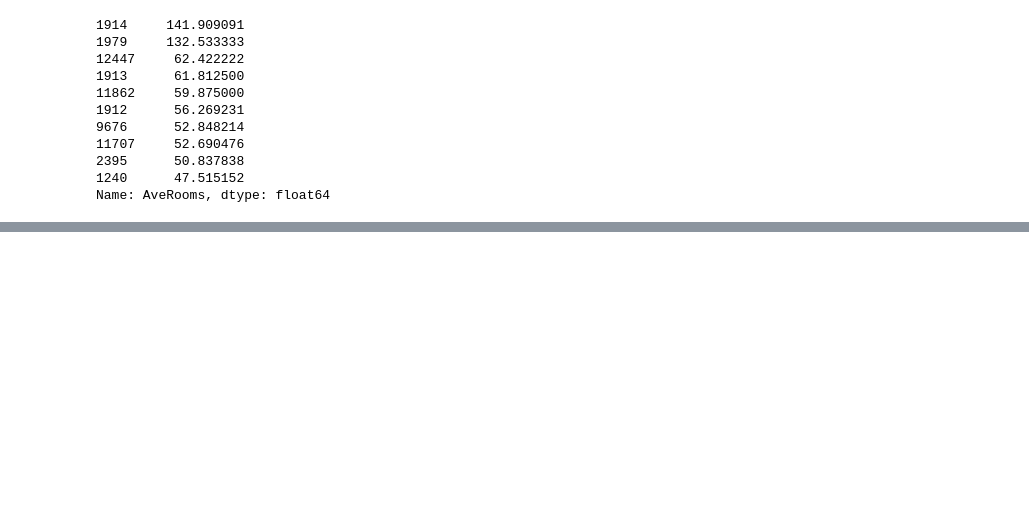
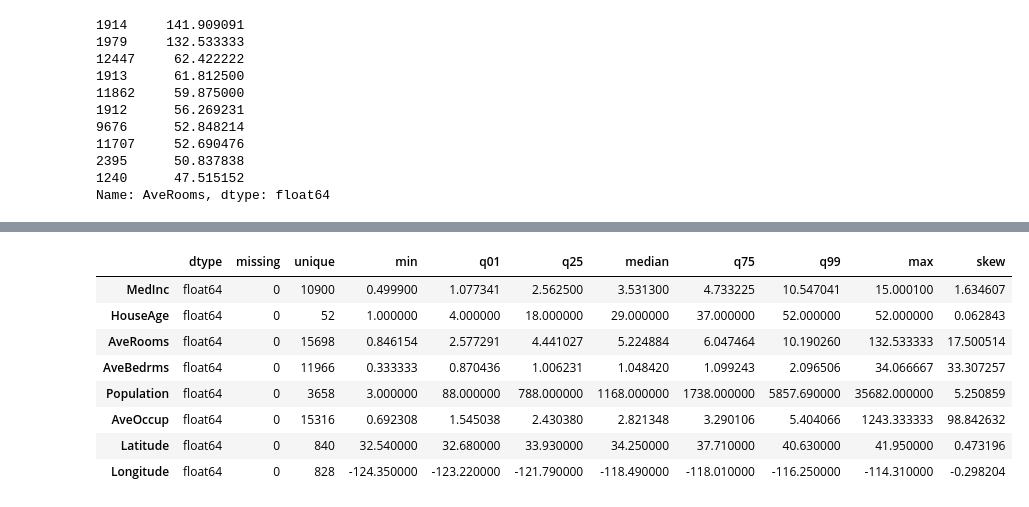
Before and after one commit to renovamen1/statistical-models, a Jupyter notebook: Models On California Housing Dataset/01_data_exploration.ipynb, the cells around one changed output, grey strips where cells are left out. Saved outputs shown, nothing was run; the diff lists cells and outputs as text; code cells hidden in the pictures; blank space fills up the shorter version.

```diff
--- a/Models On California Housing Dataset/01_data_exploration.ipynb
+++ b/Models On California Housing Dataset/01_data_exploration.ipynb
@@ -430,0 +508,26 @@ Name: AveRooms, dtype: float64
+# %%
+profile = pd.DataFrame({
+    "dtype": X_train.dtypes,
+    "missing": X_train.isna().sum(),
+    "unique": X_train.nunique(),
+    "min": X_train.min(),
+    "q01": X_train.quantile(0.01),
+    "q25": X_train.quantile(0.25),
+    "median": X_train.quantile(0.50),
+    "q75": X_train.quantile(0.75),
+    "q99": X_train.quantile(0.99),
+    "max": X_train.max(),
+    "skew": X_train.skew()
+})
+
+profile
+# %% [output]
+|  | dtype | missing | unique | min | q01 | q25 | median | q75 | q99 | max | skew |
+| MedInc | float64 | 0 | 10900 | 0.499900 | 1.077341 | 2.562500 | 3.531300 | 4.733225 | 10.547041 | 15.000100 | 1.634607 |
+| HouseAge | float64 | 0 | 52 | 1.000000 | 4.000000 | 18.000000 | 29.000000 | 37.000000 | 52.000000 | 52.000000 | 0.062843 |
+| AveRooms | float64 | 0 | 15698 | 0.846154 | 2.577291 | 4.441027 | 5.224884 | 6.047464 | 10.190260 | 132.533333 | 17.500514 |
+| AveBedrms | float64 | 0 | 11966 | 0.333333 | 0.870436 | 1.006231 | 1.048420 | 1.099243 | 2.096506 | 34.066667 | 33.307257 |
+| Population | float64 | 0 | 3658 | 3.000000 | 88.000000 | 788.000000 | 1168.000000 | 1738.000000 | 5857.690000 | 35682.000000 | 5.250859 |
+| AveOccup | float64 | 0 | 15316 | 0.692308 | 1.545038 | 2.430380 | 2.821348 | 3.290106 | 5.404066 | 1243.333333 | 98.842632 |
+| Latitude | float64 | 0 | 840 | 32.540000 | 32.680000 | 33.930000 | 34.250000 | 37.710000 | 40.630000 | 41.950000 | 0.473196 |
+| Longitude | float64 | 0 | 828 | -124.350000 | -123.220000 | -121.790000 | -118.490000 | -118.010000 | -116.250000 | -114.310000 | -0.298204 |
```
Also changed, not shown: parts of 18 cells of this notebook.
